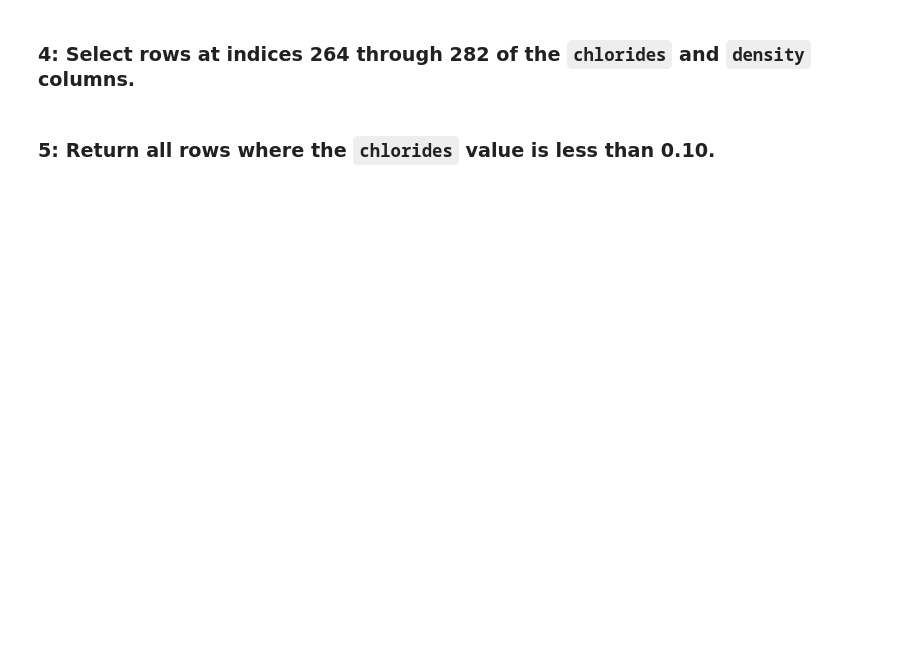
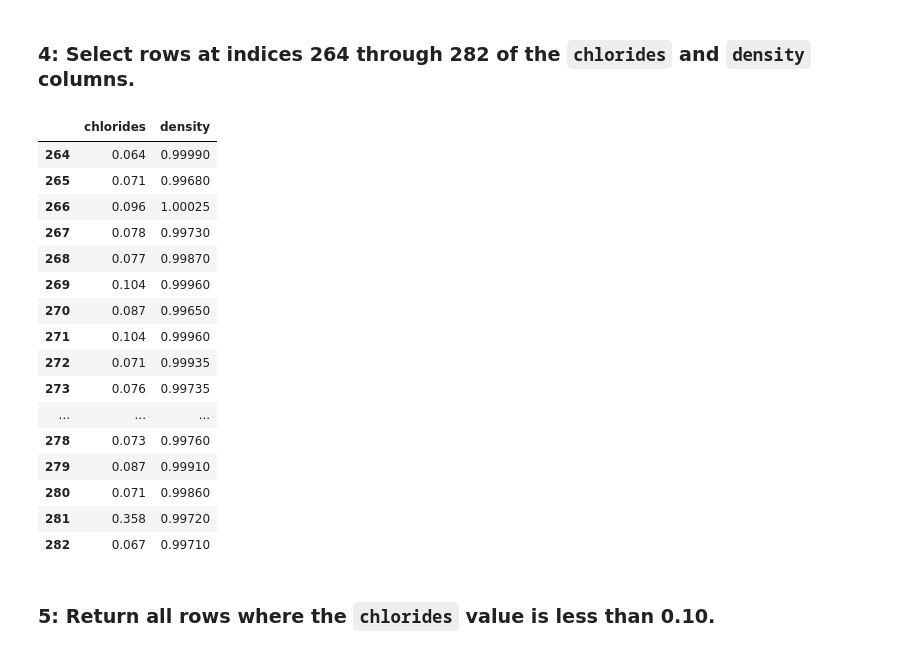
Before and after one commit to zinaF19/ds_numpy_pandas_zina, a Jupyter notebook: 1_Pandas/02_Pandas_Practice_Functionalities.ipynb, the cells around one changed output. Cells and saved outputs as stored; diff of their text form; code cells hidden in the pictures; blank space fills up the shorter version.

```diff
--- a/1_Pandas/02_Pandas_Practice_Functionalities.ipynb
+++ b/1_Pandas/02_Pandas_Practice_Functionalities.ipynb
@@ -62,6 +93,25 @@ Index(['fixed acidity', 'volatile acidity', 'citric acid', 'residual sugar',
 ### 4: Select rows at indices 264 through 282 of the `chlorides` and `density` columns.
 # %%
 # YOUR CODE HERE
+df.loc[264:282, ["chlorides", "density"]]
+# %% [output]
+|  | chlorides | density |
+| 264 | 0.064 | 0.99990 |
+| 265 | 0.071 | 0.99680 |
+| 266 | 0.096 | 1.00025 |
+| 267 | 0.078 | 0.99730 |
+| 268 | 0.077 | 0.99870 |
+| 269 | 0.104 | 0.99960 |
+| 270 | 0.087 | 0.99650 |
+| 271 | 0.104 | 0.99960 |
+| 272 | 0.071 | 0.99935 |
+| 273 | 0.076 | 0.99735 |
+| ... | ... | ... |
+| 278 | 0.073 | 0.99760 |
+| 279 | 0.087 | 0.99910 |
+| 280 | 0.071 | 0.99860 |
+| 281 | 0.358 | 0.99720 |
+| 282 | 0.067 | 0.99710 |
 # %% [markdown]
 ### 5: Return all rows where the `chlorides` value is less than 0.10.
 # %%
```
Also changed, not shown: parts of 7 cells of this notebook.
